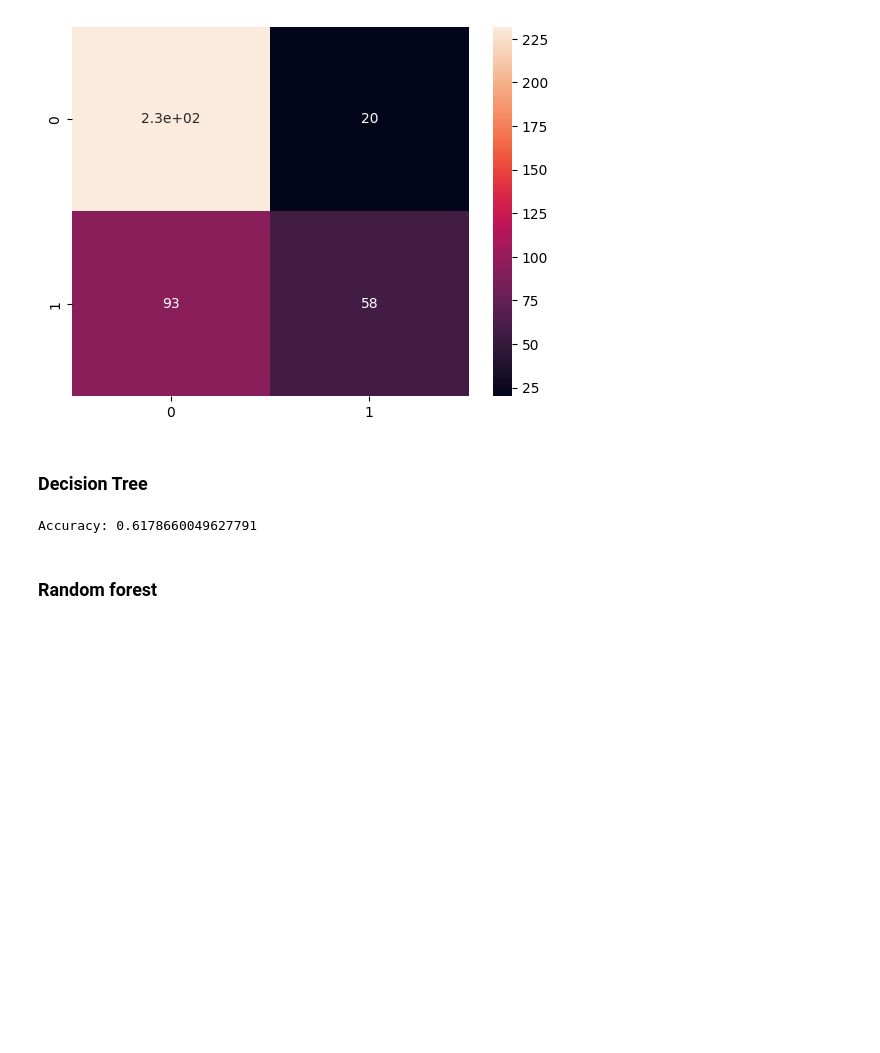
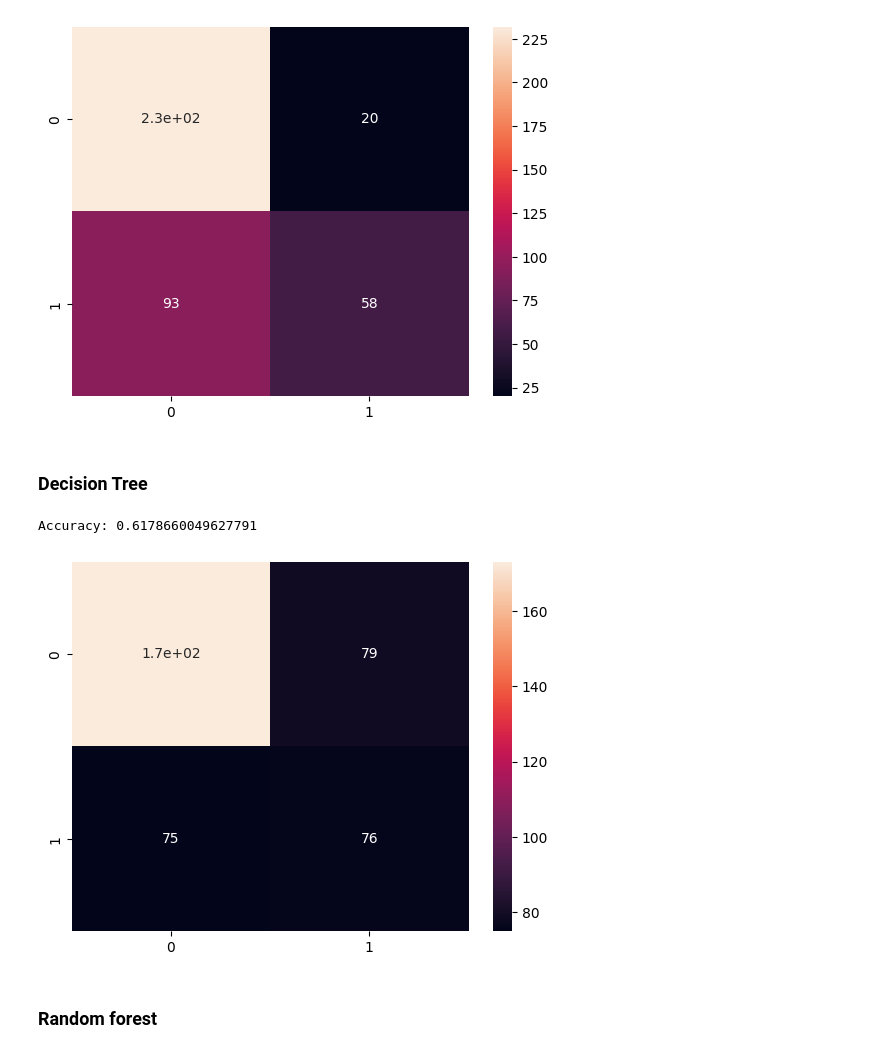
Before and after one commit to Sundaresan-Karunakaran/Data-Analysis-1, a Jupyter notebook: Common Notebook.ipynb, the cells around one changed output. Drawn from its saved outputs; the diff is of its cells as text; code cells hidden in the pictures; blank space fills up the shorter version.

Commit message:
Added the confustion matrix for everything

```diff
--- a/Common Notebook.ipynb
+++ b/Common Notebook.ipynb
@@ -367,13 +367,17 @@ Accuracy: 0.7196029776674938
 # %%
 from sklearn import metrics
 from sklearn.tree import DecisionTreeClassifier
 
 decision_tree = DecisionTreeClassifier(random_state=42)
 decision_tree.fit(X_train, y_train)
 y_pred = decision_tree.predict(X_test)
+cnf_matrix = confusion_matrix(y_test,y_pred)
+df_cm = pd.DataFrame(cnf_matrix, [0,1], [0,1])
+sns.heatmap(df_cm, annot=True)
 print("Accuracy:", metrics.accuracy_score(y_test, y_pred))
 # %% [output]
 Accuracy: 0.6178660049627791
+[figure, added]
 # %% [markdown]
 ### Random forest
 # %%
```
Also changed, not shown: parts of 3 cells of this notebook.
